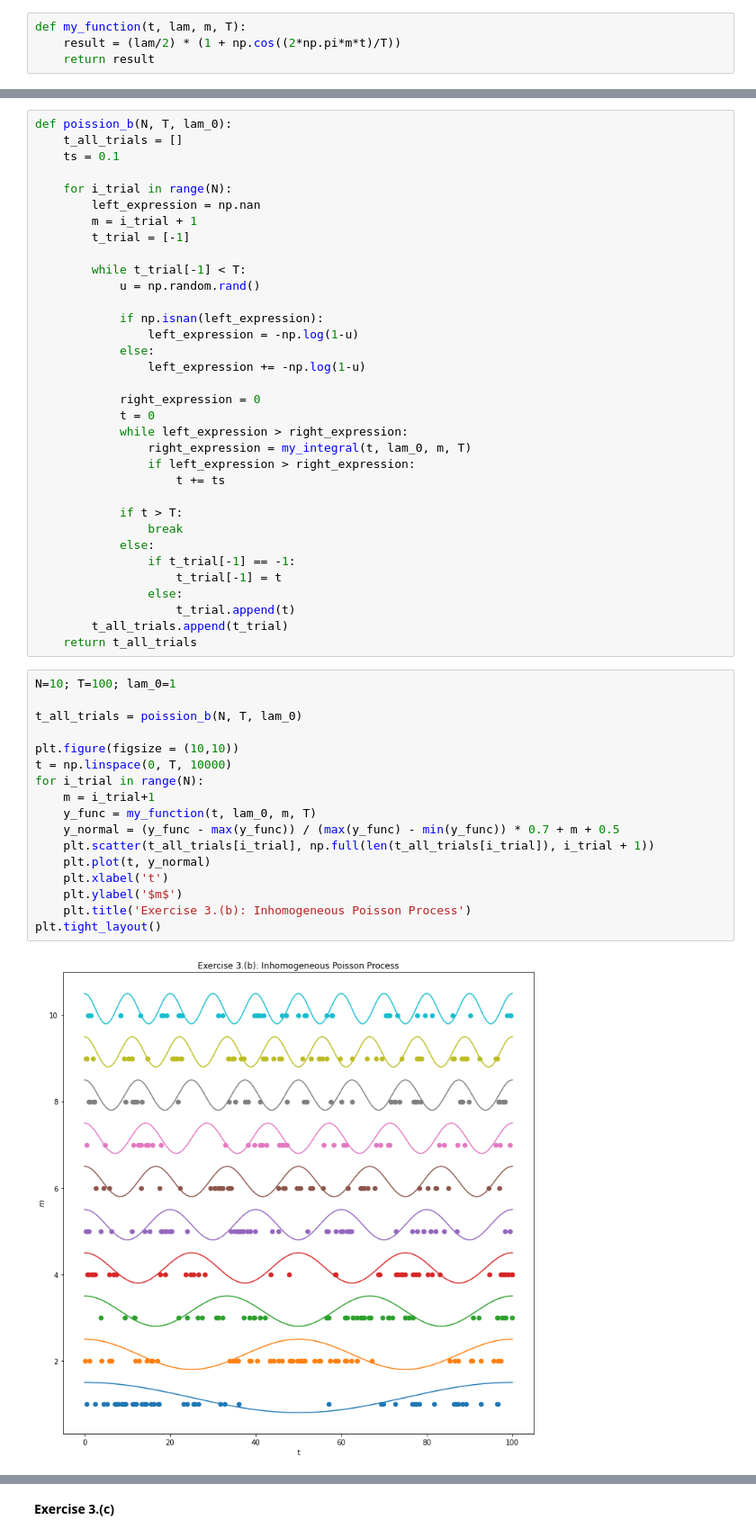
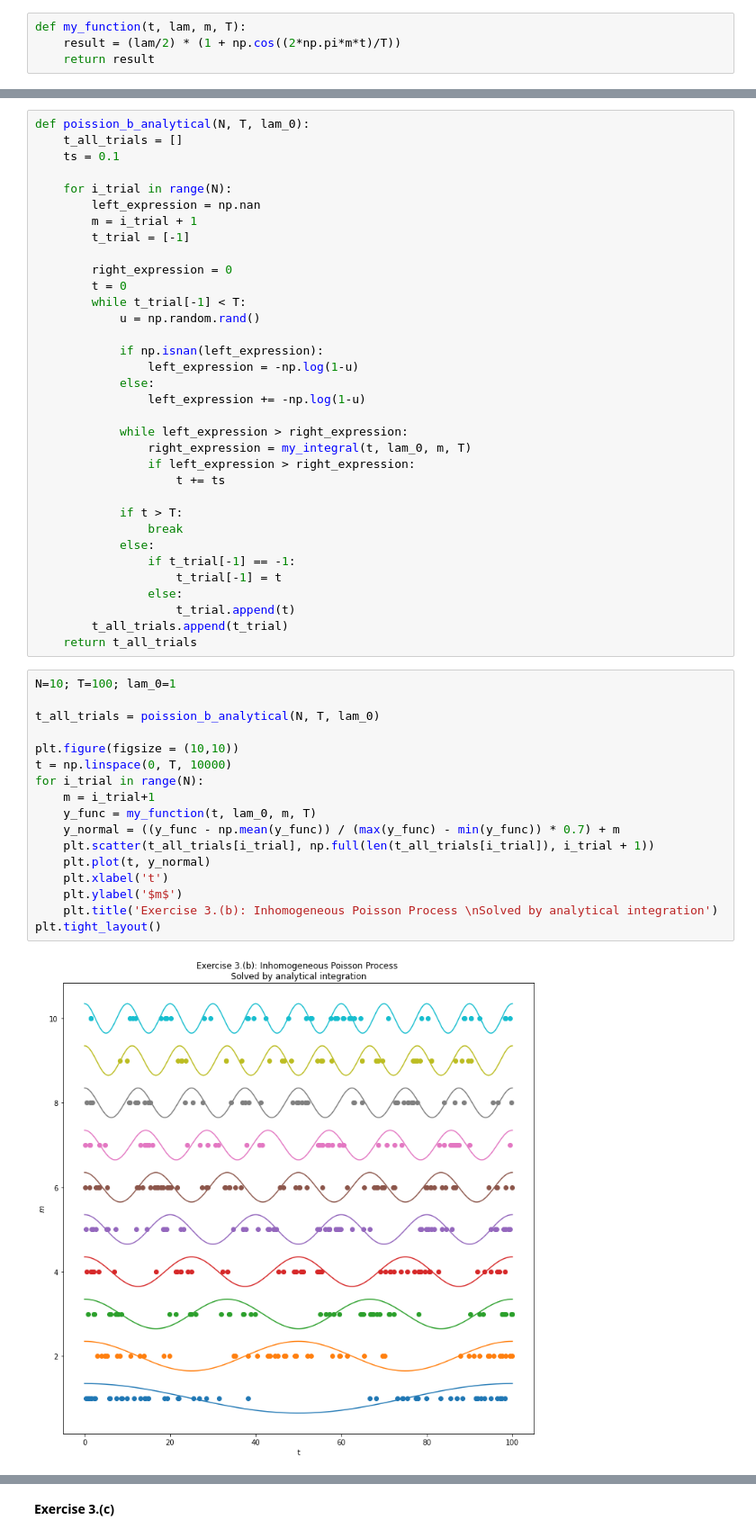
Before and after one commit to katjakleespies/tnc-exercises, a Jupyter notebook: 1_exercises_katja.ipynb, the cells around one changed output, grey strips where cells are left out. Shown at 90% size. Cells and saved outputs as stored; diff of their text form.

```diff
--- a/1_exercises_katja.ipynb
+++ b/1_exercises_katja.ipynb
@@ -78,7 +81,7 @@ plt.tight_layout()
 # %% [output]
 [figure]
 # %%
-def poission_b(N, T, lam_0):
+def poission_b_analytical(N, T, lam_0):
     t_all_trials = []
     ts = 0.1
 
@@ -87,6 +90,8 @@ def poission_b(N, T, lam_0):
         m = i_trial + 1
         t_trial = [-1]
 
+        right_expression = 0
+        t = 0
         while t_trial[-1] < T:
             u = np.random.rand()
 
@@ -95,8 +100,6 @@ def poission_b(N, T, lam_0):
             else:
                 left_expression += -np.log(1-u)
 
-            right_expression = 0
-            t = 0
             while left_expression > right_expression:
                 right_expression = my_integral(t, lam_0, m, T)
                 if left_expression > right_expression:
@@ -114,19 +117,19 @@ def poission_b(N, T, lam_0):
 # %%
 N=10; T=100; lam_0=1
 
-t_all_trials = poission_b(N, T, lam_0)
+t_all_trials = poission_b_analytical(N, T, lam_0)
 
 plt.figure(figsize = (10,10))
 t = np.linspace(0, T, 10000)
 for i_trial in range(N):
     m = i_trial+1
     y_func = my_function(t, lam_0, m, T)
-    y_normal = (y_func - max(y_func)) / (max(y_func) - min(y_func)) * 0.7 + m + 0.5
+    y_normal = ((y_func - np.mean(y_func)) / (max(y_func) - min(y_func)) * 0.7) + m
     plt.scatter(t_all_trials[i_trial], np.full(len(t_all_trials[i_trial]), i_trial + 1))
     plt.plot(t, y_normal)
     plt.xlabel('t')
     plt.ylabel('$m$')
-    plt.title('Exercise 3.(b): Inhomogeneous Poisson Process')
+    plt.title('Exercise 3.(b): Inhomogeneous Poisson Process \nSolved by analytical integration')
 plt.tight_layout()
 # %% [output]
-[figure, old version]
+[figure, new version]
```
Also changed, not shown: parts of 9 cells of this notebook.
